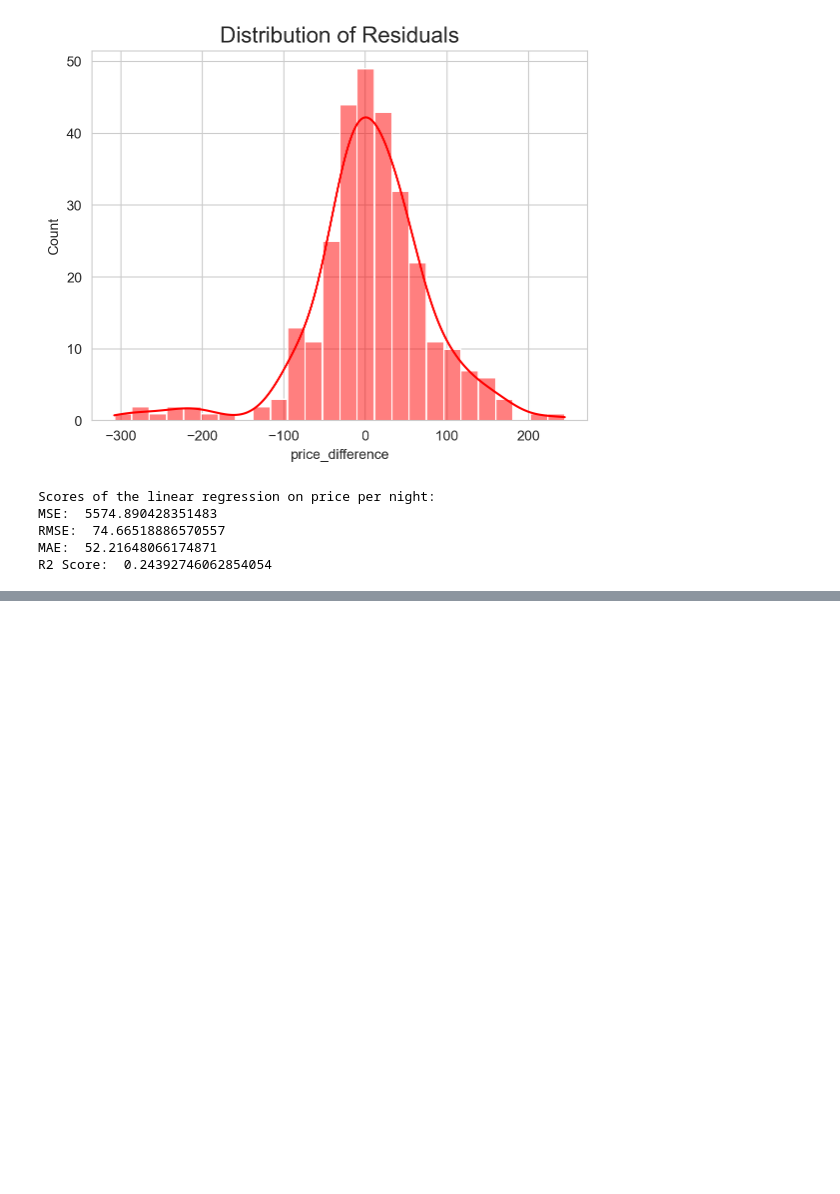
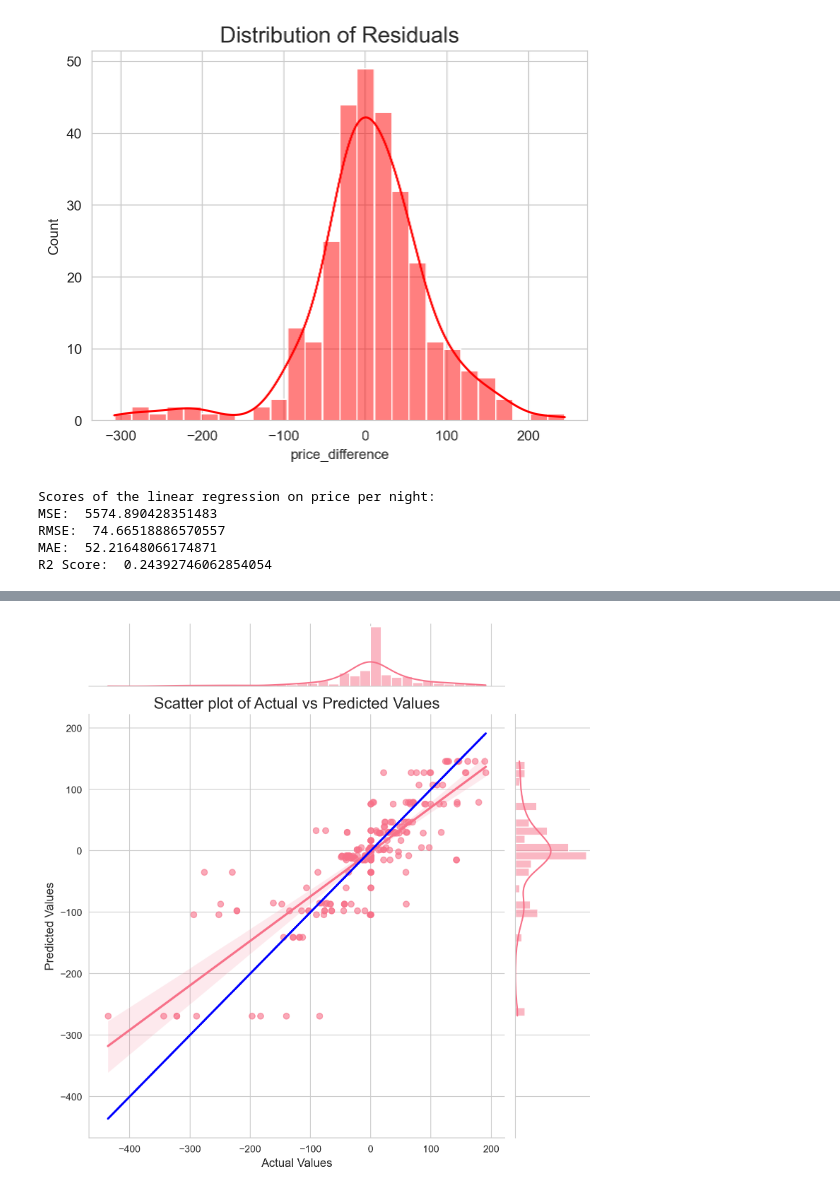
Before and after one commit to danielle-levi/BookingExpediaDSP, a Jupyter notebook: section_4.ipynb, the cells around one changed output, grey strips where cells are left out. Saved outputs shown, nothing was run; the diff lists cells and outputs as text; code cells hidden in the pictures; blank space fills up the shorter version.

```diff
--- a/section_4.ipynb
+++ b/section_4.ipynb
@@ -747,0 +862,13 @@ import matplotlib.pyplot as plt
+# %%
+# גרף התפלגות ערכים צפויים מול ערכים בפועל
+sns.set_style("whitegrid")
+sns.set_palette("husl")
+sns.jointplot(x=y_test, y=y_pred_test, kind="reg", height=8, joint_kws={'scatter_kws':dict(alpha=0.6)})
+plt.plot(y_test, y_test, linewidth=2, color="blue")
+plt.xlabel("Actual Values", fontsize=12)
+plt.ylabel("Predicted Values", fontsize=12)
+plt.title("Scatter plot of Actual vs Predicted Values", fontsize=16)
+plt.tight_layout()
+plt.show()
+# %% [output]
+[figure, added]
```
Also changed, not shown: parts of 37 cells of this notebook.
